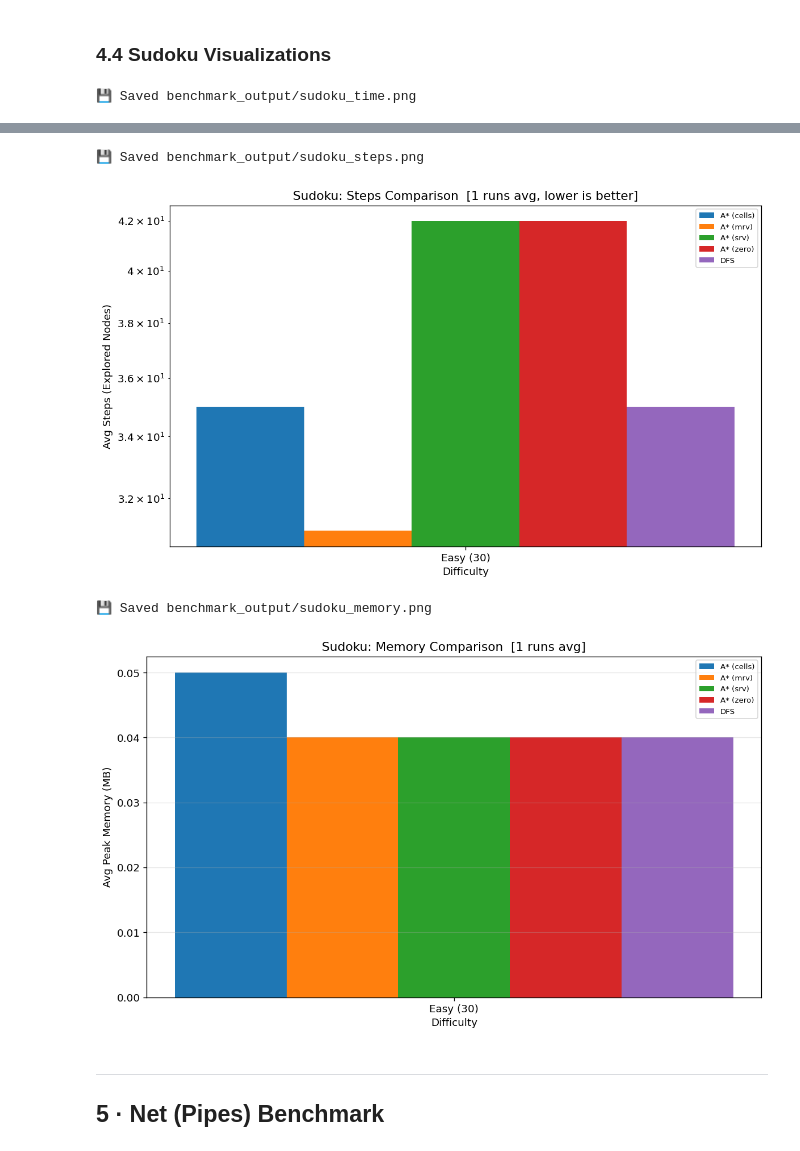
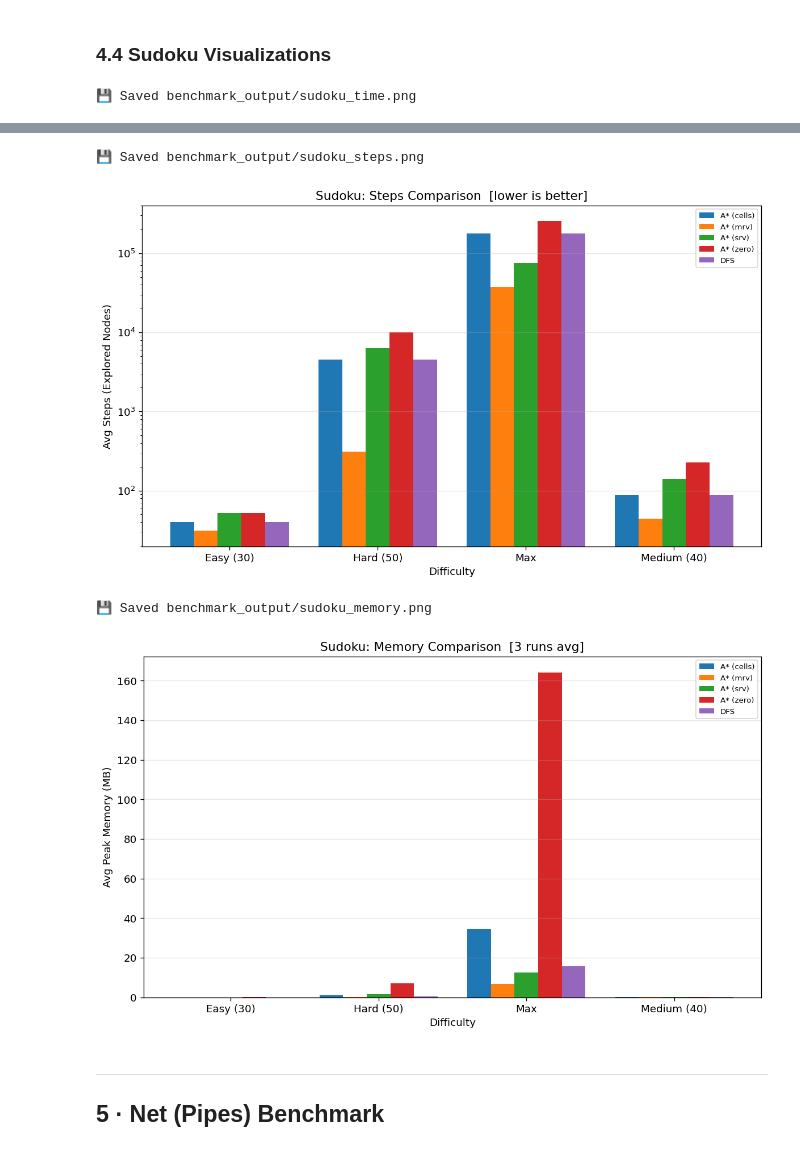
Before and after one commit to namanhishere/benchmark_IntroToAI_Assignment1, a Jupyter notebook: run.ipynb, the cells around one changed output, grey strips where cells are left out. Cells and saved outputs as stored; diff of their text form; code cells hidden in the pictures.

```diff
--- a/run.ipynb
+++ b/run.ipynb
@@ -84,8 +102,8 @@ Total RAM      : 38.87 GB
 # %%
 # ── Benchmark configuration ───────────────────────────────────────────────────
 TIMEOUT        = 300          # seconds per single algorithm run
-WARMUP_RUNS    = 0            # warm-up runs (recorded but not counted in avg)
-BENCHMARK_RUNS = 1           # timed runs whose average is reported
+WARMUP_RUNS    = 3            # warm-up runs (recorded but not counted in avg)
+BENCHMARK_RUNS = 10           # timed runs whose average is reported
 NUM_WORKERS    = os.cpu_count()  # use ALL logical cores
 
 RESULTS_DIR = "benchmark_output"
@@ -324,12 +342,12 @@ Different difficulty = different number of cells removed.
 # %%
 SUDOKU_LEVELS = {
     'Easy (30)':   30,
-    # 'Medium (40)': 40,
-    # 'Hard (50)':   50,
-    # 'Max':         'max',
+    'Medium (40)': 40,
+    'Hard (50)':   50,
+    'Max':         'max',
 }
 
-NUM_SUDOKU_TRIALS = 1
+NUM_SUDOKU_TRIALS = 5
 
 sudoku_puzzles = {}  # level_name -> list of (grid, seed)
 
@@ -518,7 +560,7 @@ for i, algo in enumerate(algo_names):
 
 ax.set_xlabel('Difficulty')
 ax.set_ylabel('Avg Time (s)')
-ax.set_title(f'Sudoku: Time Comparison  [{BENCHMARK_RUNS} runs avg, lower is better]')
+ax.set_title(f'Sudoku: Time Comparison  [lower is better]')
 ax.set_xticks(x + width * (len(algo_names) - 1) / 2)
 ax.set_xticklabels(diff_names)
 ax.legend(fontsize=8)
@@ -537,7 +579,7 @@ for i, algo in enumerate(algo_names):
 
 ax.set_xlabel('Difficulty')
 ax.set_ylabel('Avg Steps (Explored Nodes)')
-ax.set_title(f'Sudoku: Steps Comparison  [{BENCHMARK_RUNS} runs avg, lower is better]')
+ax.set_title(f'Sudoku: Steps Comparison  [lower is better]')
 ax.set_xticks(x + width * (len(algo_names) - 1) / 2)
 ax.set_xticklabels(diff_names)
 ax.legend(fontsize=8)
@@ -572,7 +614,7 @@ plt.show()
 💾 Saved benchmark_output/sudoku_steps.png
-[figure, old version]
+[figure, new version]
 💾 Saved benchmark_output/sudoku_memory.png
-[figure, old version]
+[figure, new version]
 # %% [markdown]
 ---
 ## 5 · Net (Pipes) Benchmark
```
Also changed, not shown: parts of 13 cells of this notebook, 14 other files.
